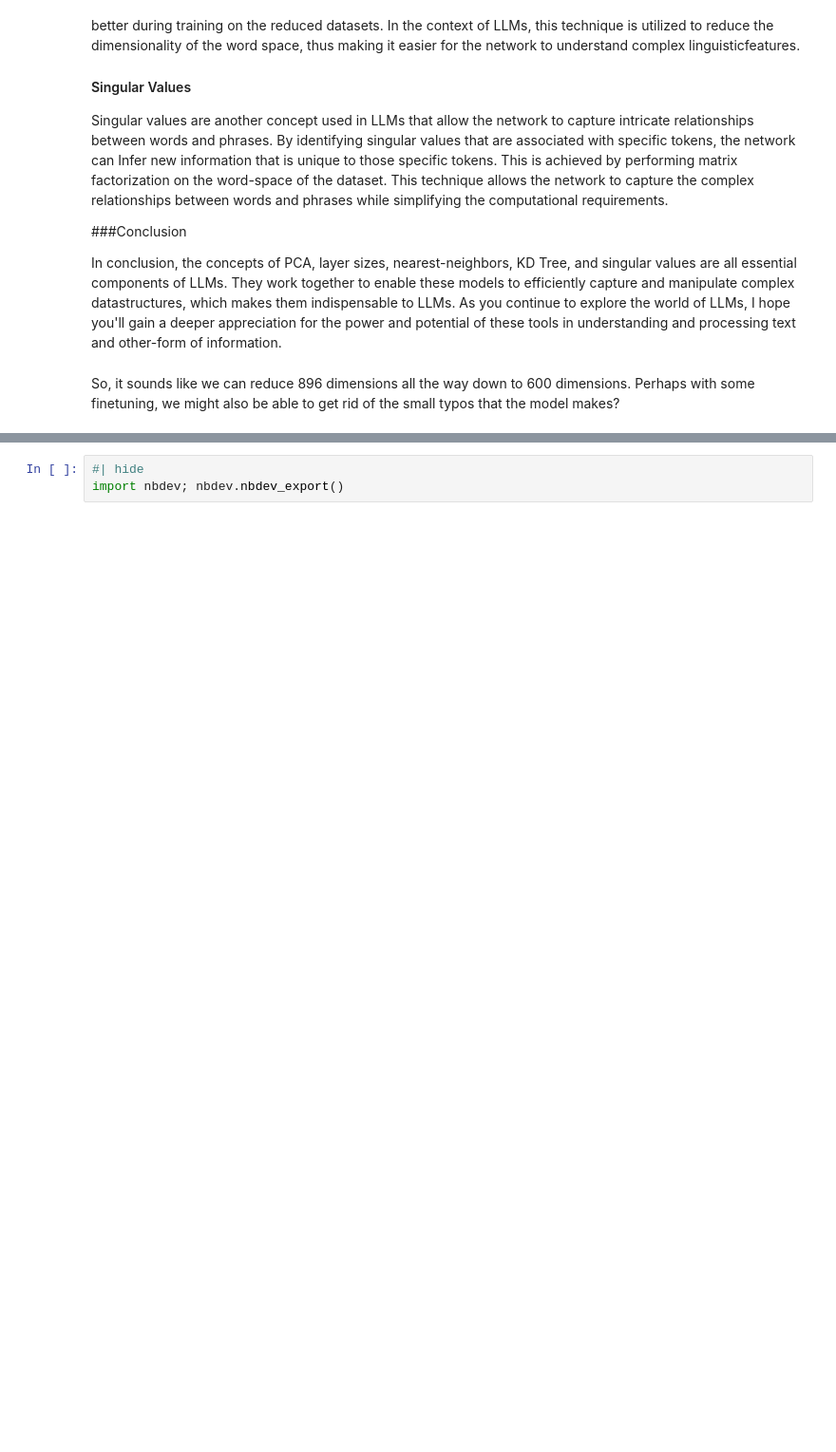
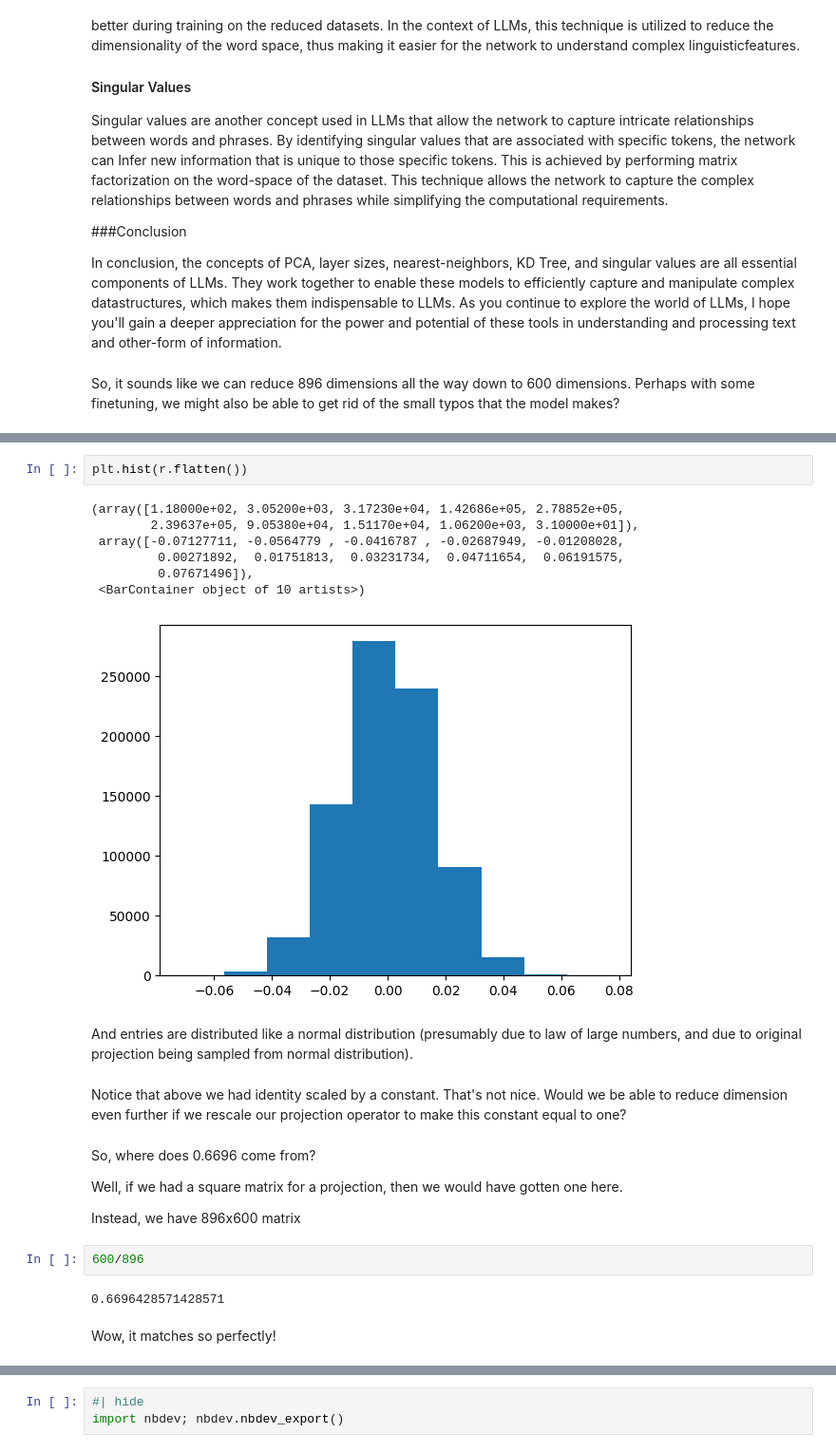
Before and after one commit to ozpau/make_llm, a Jupyter notebook: nbs/02_token_embeddings.ipynb, the cells around one changed output, grey strips where cells are left out. Shown at 95% size. Drawn from its saved outputs; the diff is of its cells as text; blank space fills up the shorter version.

```diff
--- a/nbs/02_token_embeddings.ipynb
+++ b/nbs/02_token_embeddings.ipynb
@@ -1095,0 +1151,26 @@ So, it sounds like we can reduce 896 dimensions all the way down to 600 dimensio
+# %%
+plt.hist(r.flatten())
+# %% [output]
+(array([1.18000e+02, 3.05200e+03, 3.17230e+04, 1.42686e+05, 2.78852e+05,
+        2.39637e+05, 9.05380e+04, 1.51170e+04, 1.06200e+03, 3.10000e+01]),
+ array([-0.07127711, -0.0564779 , -0.0416787 , -0.02687949, -0.01208028,
+         0.00271892,  0.01751813,  0.03231734,  0.04711654,  0.06191575,
+         0.07671496]),
+ <BarContainer object of 10 artists>)
+[figure, added]
+# %% [markdown]
+And entries are distributed like a normal distribution (presumably due to law of large numbers, and due to original projection being sampled from normal distribution).
+# %% [markdown]
+Notice that above we had identity scaled by a constant. That's not nice. Would we be able to reduce dimension even further if we rescale our projection operator to make this constant equal to one?
+# %% [markdown]
+So, where does 0.6696 come from?
+
+Well, if we had a square matrix for a projection, then we would have gotten one here.
+
+Instead, we have 896x600 matrix
+# %%
+600/896
+# %% [output]
+0.6696428571428571
+# %% [markdown]
+Wow, it matches so perfectly!
```
Also changed, not shown: parts of 83 cells of this notebook, 1 other file.
